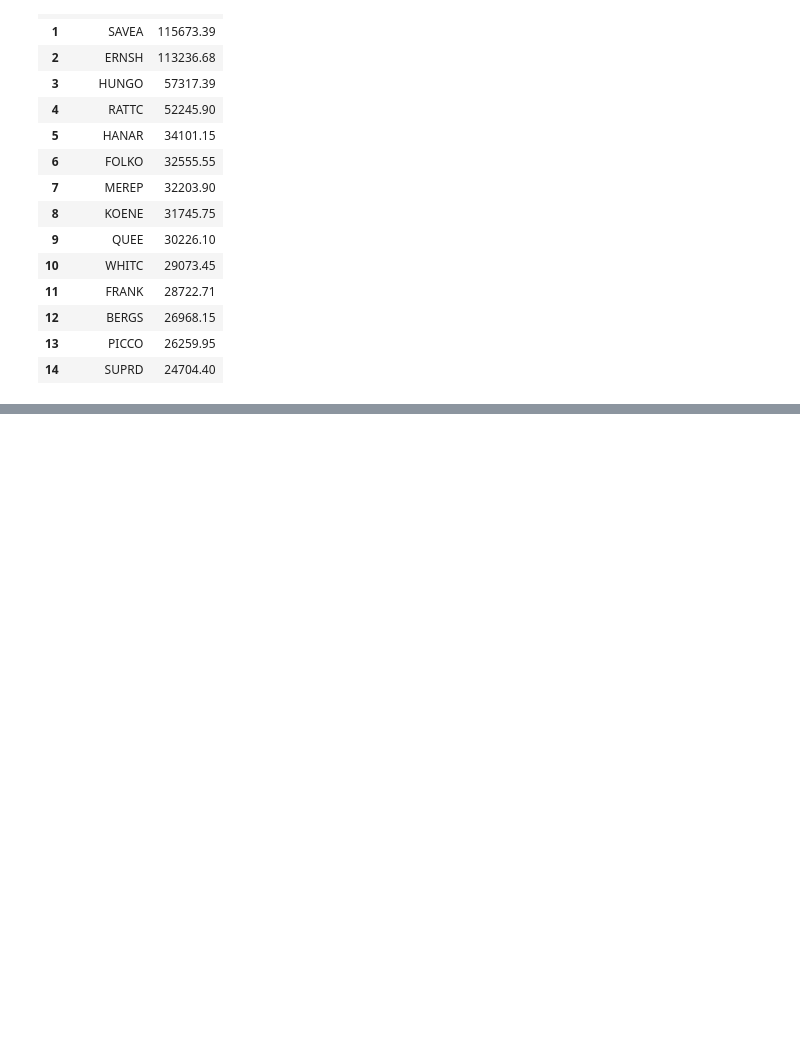
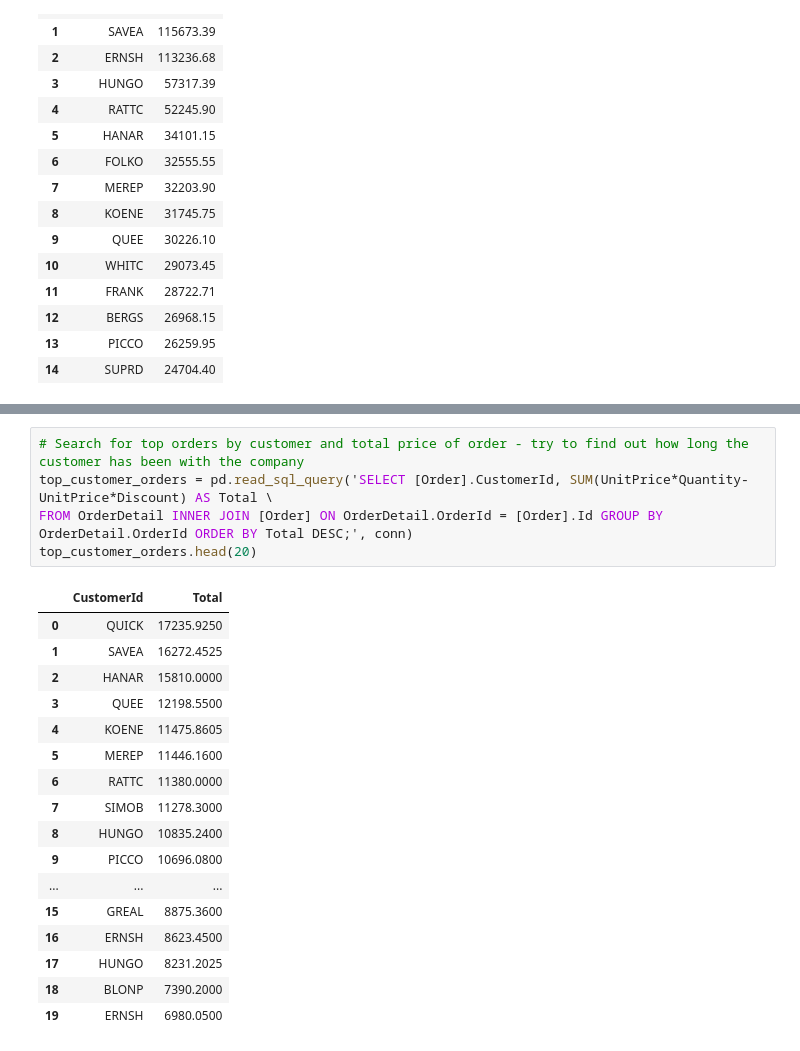
Before and after one commit to MagicMilly/dsc-2-final-project-online-ds-ft-100118, a Jupyter notebook: student.ipynb, the cells around one changed output, grey strips where cells are left out. Saved outputs shown, nothing was run; the diff lists cells and outputs as text; blank space fills up the shorter version.

Commit message:
exploring customers not getting anywhere

```diff
--- a/student.ipynb
+++ b/student.ipynb
@@ -921,0 +910,23 @@ customer_total_spent.head(15)
+# %%
+# Search for top orders by customer and total price of order - try to find out how long the customer has been with the company
+top_customer_orders = pd.read_sql_query('SELECT [Order].CustomerId, SUM(UnitPrice*Quantity-UnitPrice*Discount) AS Total \
+FROM OrderDetail INNER JOIN [Order] ON OrderDetail.OrderId = [Order].Id GROUP BY OrderDetail.OrderId ORDER BY Total DESC;', conn)
+top_customer_orders.head(20)
+# %% [output]
+|  | CustomerId | Total |
+| 0 | QUICK | 17235.9250 |
+| 1 | SAVEA | 16272.4525 |
+| 2 | HANAR | 15810.0000 |
+| 3 | QUEE | 12198.5500 |
+| 4 | KOENE | 11475.8605 |
+| 5 | MEREP | 11446.1600 |
+| 6 | RATTC | 11380.0000 |
+| 7 | SIMOB | 11278.3000 |
+| 8 | HUNGO | 10835.2400 |
+| 9 | PICCO | 10696.0800 |
+| ... | ... | ... |
+| 15 | GREAL | 8875.3600 |
+| 16 | ERNSH | 8623.4500 |
+| 17 | HUNGO | 8231.2025 |
+| 18 | BLONP | 7390.2000 |
+| 19 | ERNSH | 6980.0500 |
```
Also changed, not shown: parts of 12 cells of this notebook.
